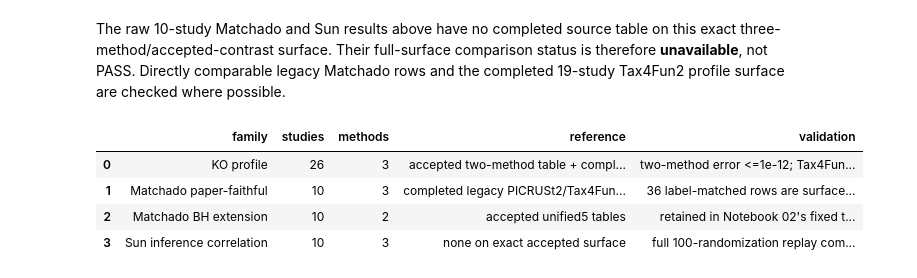
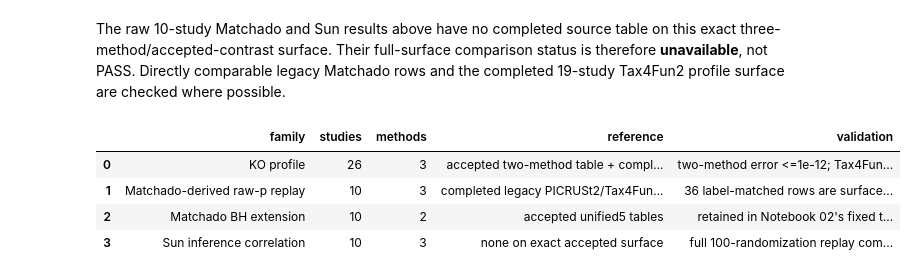
Before and after one commit to bio-ontology-research-group/microbiome-functional-inference-benchmark, a Jupyter notebook: notebooks/01_established_profile_and_group_recovery.ipynb, the cells around one changed output. Saved outputs shown, nothing was run; the diff lists cells and outputs as text; code cells hidden in the pictures.

```diff
--- a/notebooks/01_established_profile_and_group_recovery.ipynb
+++ b/notebooks/01_established_profile_and_group_recovery.ipynb
@@ -409,14 +434,14 @@ Tax4Fun2 profile surface are checked where possible.
 # %%
 metric_contract = pd.DataFrame([
     {"family": "KO profile", "studies": 26, "methods": 3, "reference": "accepted two-method table + completed 19-study Tax4Fun2 table", "validation": f"two-method error <=1e-12; Tax4Fun2 max error {tax4fun_cmp.absolute_error.max():.3g} on 1,218 samples"},
-    {"family": "Matchado paper-faithful", "studies": 10, "methods": 3, "reference": "completed legacy PICRUSt2/Tax4Fun2 rows where labels match", "validation": f"{len(legacy_cmp)} label-matched rows are surface-non-equivalent (max difference {legacy_cmp.absolute_error.max():.3g}); full three-method reference unavailable"},
+    {"family": "Matchado-derived raw-p replay", "studies": 10, "methods": 3, "reference": "completed legacy PICRUSt2/Tax4Fun2 rows where labels match", "validation": f"{len(legacy_cmp)} label-matched rows are surface-non-equivalent (max difference {legacy_cmp.absolute_error.max():.3g}); full three-method reference unavailable"},
     {"family": "Matchado BH extension", "studies": 10, "methods": 2, "reference": "accepted unified5 tables", "validation": "retained in Notebook 02's fixed two-method scope"},
     {"family": "Sun inference correlation", "studies": 10, "methods": 3, "reference": "none on exact accepted surface", "validation": "full 100-randomization replay complete; comparison unavailable"},
 ])
 display(metric_contract)
 # %% [output]
 |  | family | studies | methods | reference | validation |
 | 0 | KO profile | 26 | 3 | accepted two-method table + compl... | two-method error <=1e-12; Tax4Fun... |
-| 1 | Matchado paper-faithful | 10 | 3 | completed legacy PICRUSt2/Tax4Fun... | 36 label-matched rows are surface... |
+| 1 | Matchado-derived raw-p replay | 10 | 3 | completed legacy PICRUSt2/Tax4Fun... | 36 label-matched rows are surface... |
 | 2 | Matchado BH extension | 10 | 2 | accepted unified5 tables | retained in Notebook 02's fixed t... |
 | 3 | Sun inference correlation | 10 | 3 | none on exact accepted surface | full 100-randomization replay com... |
```
Also changed, not shown: parts of 11 cells of this notebook, 17 other files.
